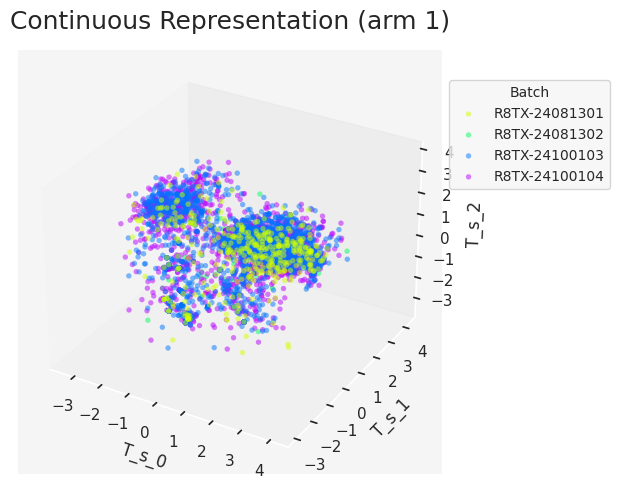
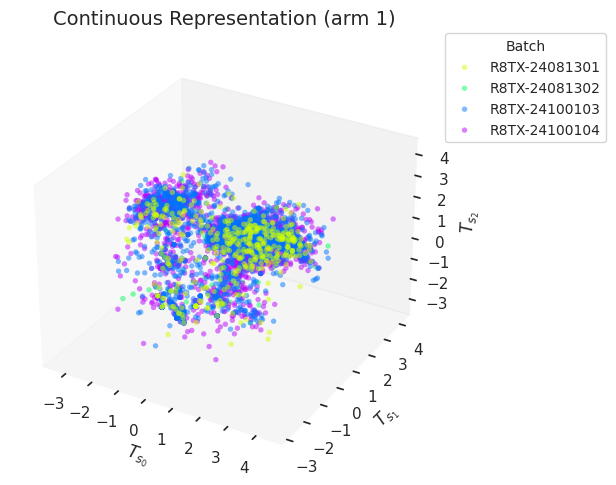
The notebook cell's code change between the first figure and the second:
--- before
+++ after
@@ -16,5 +16,5 @@
 
     sns.set_theme()
-    sns.set(rc={'axes.facecolor':'whitesmoke'})
+    sns.set(rc={'axes.facecolor':'white'})
 
     if mixvae.state_dim == 2:
@@ -35,13 +35,13 @@
                         outcome['state_mu'][arm][indices, 2],
                         color=clr, edgecolor='none', s=m_size, alpha=alp, label=lbl)
-        axs.set_xlabel(f'T_s_{0}')
-        axs.set_ylabel(f'T_s_{1}')
-        axs.set_zlabel(f'T_s_{2}')
+        axs.set_xlabel(r'$T_{s_0}$')
+        axs.set_ylabel(r'$T_{s_1}$')
+        axs.set_zlabel(r'$T_{s_2}$')
         
 
-    axs.set_title(f'Continuous Representation (arm {arm+1})', fontsize=18, pad=15)
+    axs.set_title(f'Continuous Representation (arm {arm+1})', fontsize=14, pad=15)
     axs.grid(False)
     # place legend outside of plot
-    axs.legend(loc='center left', bbox_to_anchor=(1, .8), fontsize=10, title='Batch', title_fontsize=10)
+    axs.legend(loc='center left', bbox_to_anchor=(1, .9), fontsize=10, title='Batch', title_fontsize=10)
     fig.tight_layout()
     plt.savefig(selected_model_file + f'/state_mu_K_{model_order}_arm_{arm}.png', dpi=600)

Commit: Update - notebooks for single platform